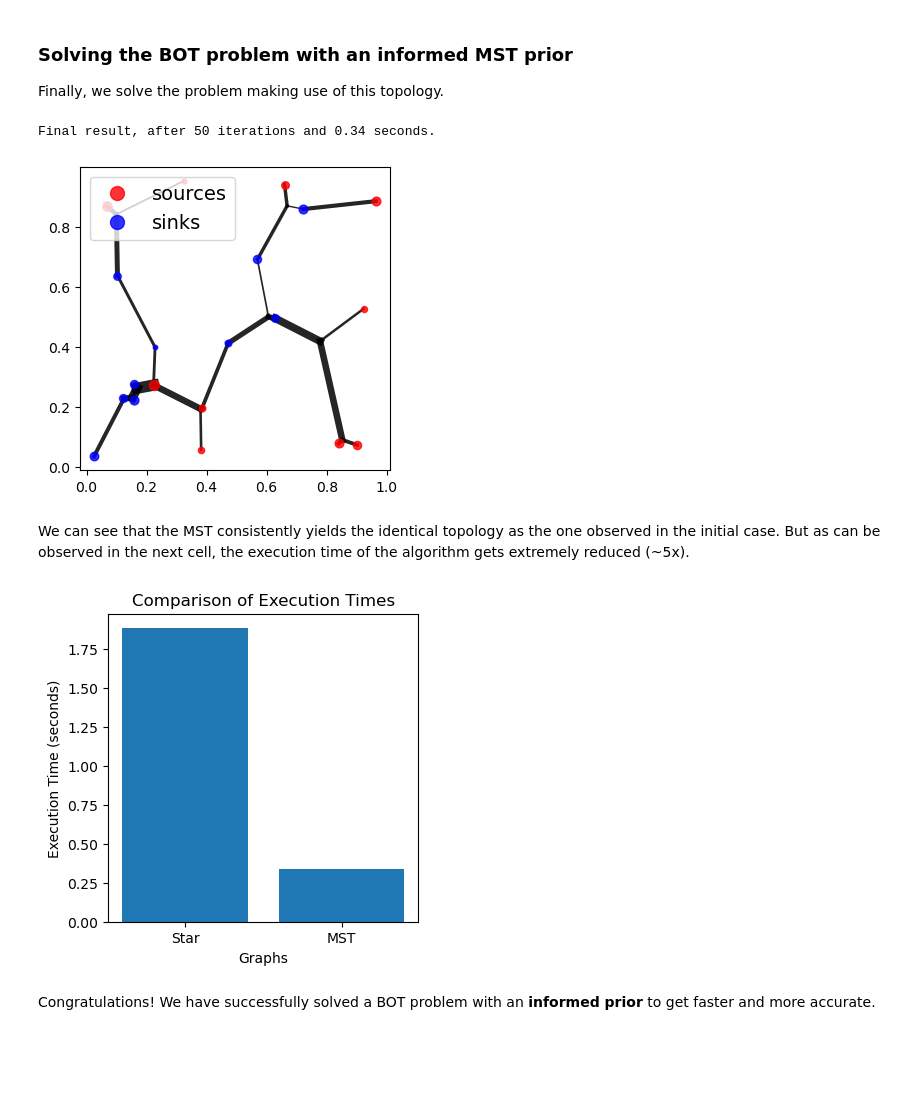
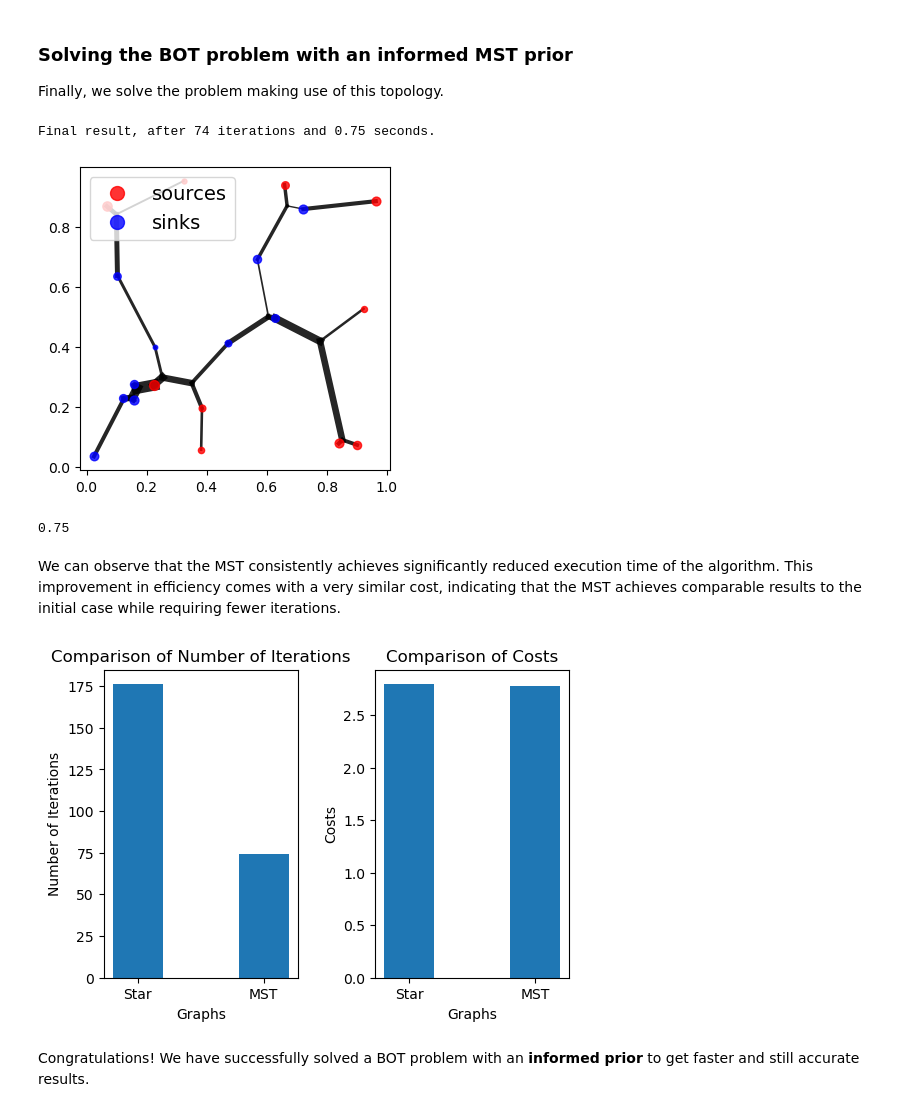
Before and after one commit to sciai-lab/BranchedOT, a Jupyter notebook: tutorials/tutorial-3-custom-priors.ipynb, the cells around one changed output. Cells and saved outputs as stored; diff of their text form; code cells hidden in the pictures; blank space fills up the shorter version.

Commit message:
Modify tutorial 3 to use `interpolated_prior`; improve intro; add number of iters as metric

```diff
--- a/tutorials/tutorial-3-custom-priors.ipynb
+++ b/tutorials/tutorial-3-custom-priors.ipynb
@@ -70,7 +73,7 @@ def optimize_topology(topo):
                        title="", fov=None, save=False, save_name="img",
                        figsize = (4,4))
 
-    return topo, iteration, execution_time
+    return topo, iteration, execution_time, cost
 # %% [markdown]
 ### Defining Problem Parameters
 Next, the code defines the problem parameters. The snippet contains the following lines:
@@ -141,5 +144,5 @@ This graph can be considered as our initial approximation of the solution to the
 ### Solving the problem
 We finally solve the problem using our auxiliary function. We stored the execution time, among other things. The next cell also gets us a plot of the solution.
 # %%
-star, iteration_star, execution_star = optimize_topology(star)
+star, iteration_star, execution_star, cost_star = optimize_topology(star)
 # %% [output]
@@ -151,8 +155,9 @@ We use the module `MST_prior_topology` to build the `mst` using the coordinates
 
 A **Minimum Spanning Tree (MST)** is a tree that connects all the vertices of a given graph with the minimum possible total edge weight. In an MST, every vertex is included, and there are no cycles or redundant edges.
 # %%
-# init star graph:
-mst_graph = mst.MST_prior_topology(coords_sources, coords_sinks)
+# init graph:
+beta = 1
+mst_graph = ip.interpolated_prior(bot_problem_dict, beta)
 # %% [markdown]
 Notice that this graph has the following properties:
 # %%
@@ -179,24 +184,40 @@ nx.draw_networkx(mst_graph, pos = pos, node_size = 50, with_labels = False)
 
 Finally, we solve the problem making use of this topology.
 # %%
-mst_graph, iteration_mst, execution_mst = optimize_topology(mst_graph)
+mst_graph, iteration_mst, execution_mst, cost_mst = optimize_topology(mst_graph)
 # %% [output]
-Final result, after 50 iterations and 0.34 seconds.
+Final result, after 74 iterations and 0.75 seconds.
-[figure, old version]
+[figure, new version]
+# %%
+execution_mst
+# %% [output]
+0.75
 # %% [markdown]
-We can see that the MST consistently yields the identical topology as the one observed in the initial case. But as can be observed in the next cell, the execution time of the algorithm gets extremely reduced (~5x).
+We can observe that the MST consistently achieves significantly reduced execution time of the algorithm. This improvement in efficiency comes with a very similar cost, indicating that the MST achieves comparable results to the initial case while requiring fewer iterations.
 # %%
-# Create a bar plot
-fig = plt.figure(figsize=(4, 4))
-execution_times = [execution_star, execution_mst]
-labels = ['Star', 'MST']
+# Create subplots with a 1x2 grid
+fig, axs = plt.subplots(1, 2, figsize=(6, 4))
 
-plt.bar(labels, execution_times)
-plt.xlabel('Graphs')
-plt.ylabel('Execution Time (seconds)')
-plt.title('Comparison of Execution Times')
+# Plot 1: Number of Iterations
+num_iterations = [iteration_star, iteration_mst]
+axs[0].bar(labels, num_iterations, width=0.4)
+axs[0].set_xlabel('Graphs')
+axs[0].set_ylabel('Number of Iterations')
+axs[0].set_title('Comparison of Number of Iterations')
+
+# Plot 2: Costs
+costs = [cost_star, cost_mst]  # Replace with your actual costs
+axs[1].bar(labels, costs, width=0.4)
+axs[1].set_xlabel('Graphs')
+axs[1].set_ylabel('Costs')
+axs[1].set_title('Comparison of Costs')
+
+# Adjust spacing between the subplots
+plt.subplots_adjust(wspace=0.4)
+
+# Display the plots
 plt.show()
 # %% [output]
-[figure, old version]
+[figure, new version]
 # %% [markdown]
-Congratulations! We have successfully solved a BOT problem with an **informed prior** to get faster and more accurate.
+Congratulations! We have successfully solved a BOT problem with an **informed prior** to get faster and still  accurate results.
```
Also changed, not shown: parts of 5 cells of this notebook.
